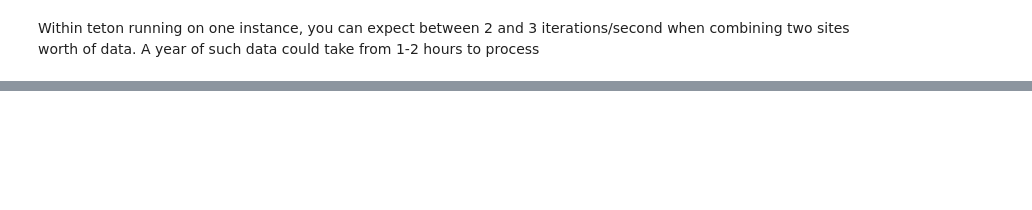
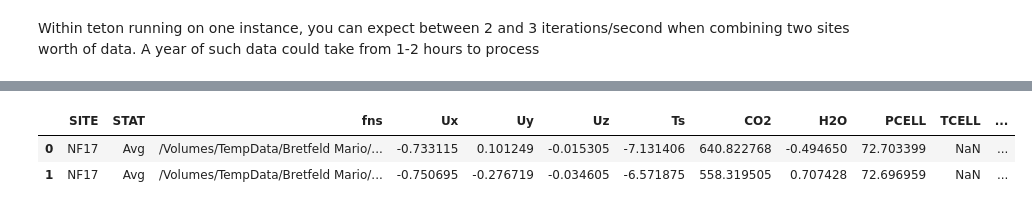
Before and after one commit to EwersLabUWyo/Chimney-Park-Reprocessing, a Jupyter notebook: Process_from_Converted.ipynb, the cells around one changed output, grey strips where cells are left out. Saved outputs shown, nothing was run; the diff lists cells and outputs as text; code cells hidden in the pictures; blank space fills up the shorter version.

```diff
--- a/Process_from_Converted.ipynb
+++ b/Process_from_Converted.ipynb
@@ -59,2 +52,9 @@ summary = xr.load_dataset('summary.nc')
+# %%
+tester.summary.to_netcdf('./summary_short.nc')
+pd.read_csv('./new_pandas')
+# %% [output]
+|  | SITE | STAT | fns | Ux | Uy | Uz | Ts | CO2 | H2O | PCELL | TCELL | ... |
+| 0 | NF17 | Avg | /Volumes/TempData/Bretfeld Mario/... | -0.733115 | 0.101249 | -0.015305 | -7.131406 | 640.822768 | -0.494650 | 72.703399 | NaN | ... |
+| 1 | NF17 | Avg | /Volumes/TempData/Bretfeld Mario/... | -0.750695 | -0.276719 | -0.034605 | -6.571875 | 558.319505 | 0.707428 | 72.696959 | NaN | ... |
 # %%
 # %% [output]
```
Also changed, not shown: parts of 14 cells of this notebook, 7 other files.
